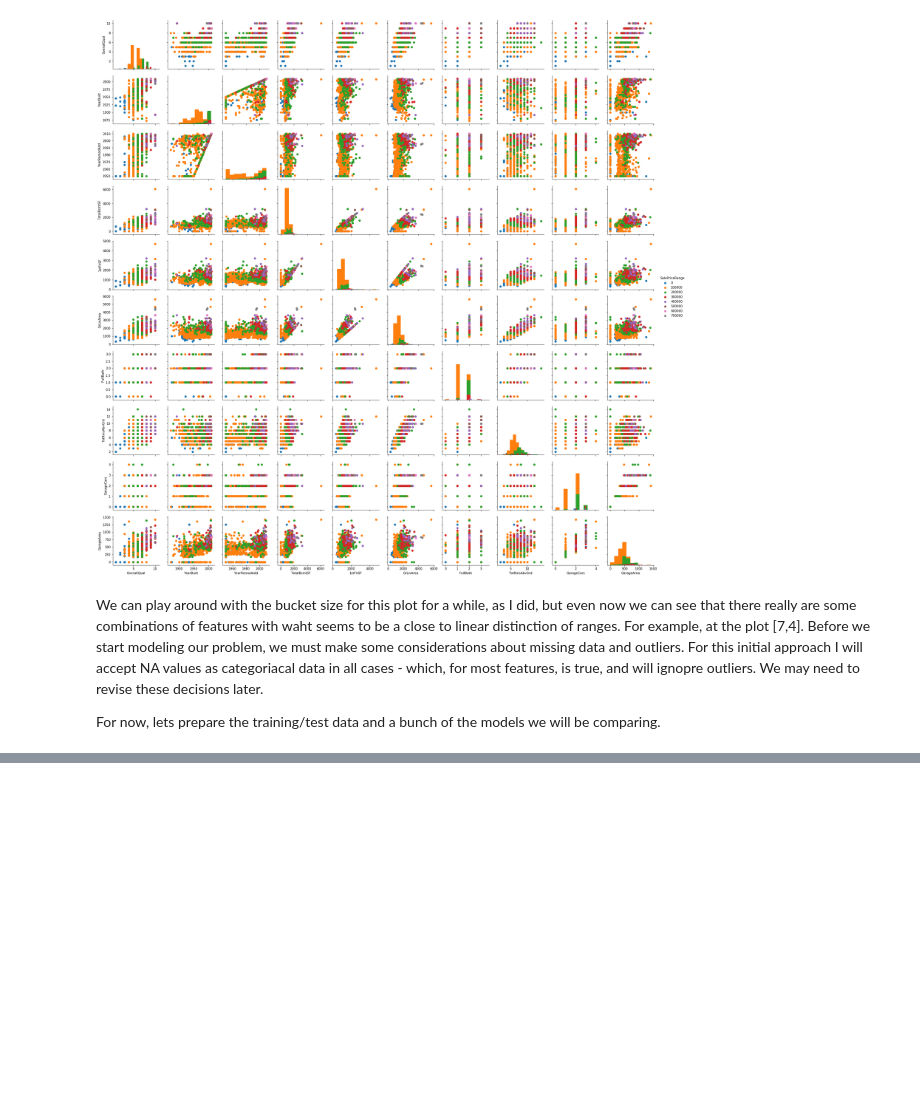
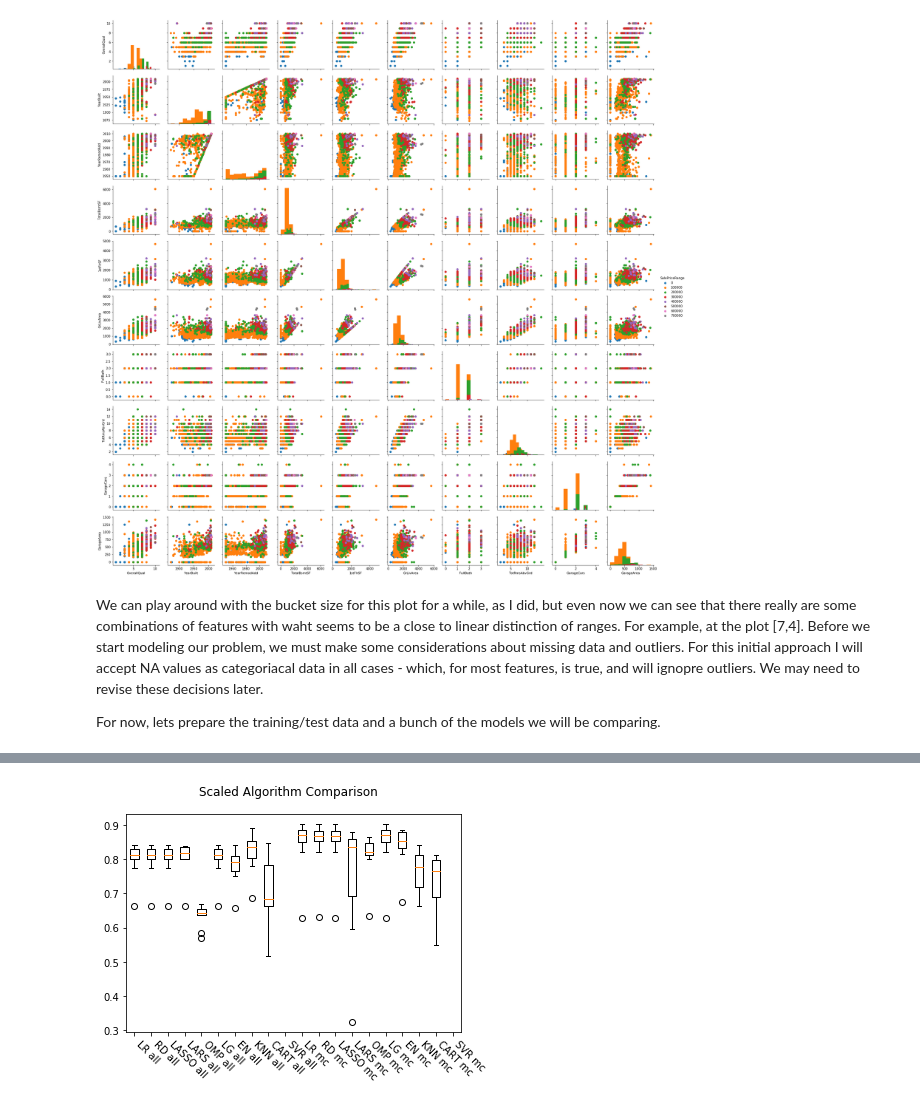
Before and after one commit to pboueke/kaggle-house-prices, a Jupyter notebook: HousePrices.ipynb, the cells around one changed output, grey strips where cells are left out. Saved outputs shown, nothing was run; the diff lists cells and outputs as text; code cells hidden in the pictures; blank space fills up the shorter version.

```diff
--- a/HousePrices.ipynb
+++ b/HousePrices.ipynb
@@ -169,7 +170,12 @@ from sklearn.model_selection import cross_val_score
 from sklearn.model_selection import GridSearchCV
 from sklearn.linear_model import LinearRegression
 from sklearn.linear_model import Lasso
+from sklearn.linear_model import Lars
+from sklearn.linear_model import OrthogonalMatchingPursuit
 from sklearn.linear_model import ElasticNet
+from sklearn.linear_model import Ridge
+from sklearn.linear_model import LogisticRegression
+from sklearn.preprocessing import PolynomialFeatures
 from sklearn.tree import DecisionTreeRegressor
 from sklearn.neighbors import KNeighborsRegressor
 from sklearn.svm import SVR
@@ -179,3 +185,8 @@ from sklearn.ensemble import GradientBoostingRegressor
 from sklearn.ensemble import ExtraTreesRegressor
 from sklearn.ensemble import AdaBoostRegressor
 from sklearn.metrics import mean_squared_error
+import xgboost as xgb
+import warnings
+import matplotlib.pyplot as plt
+plt.rcParams["figure.figsize"] = (20,3)
+warnings.filterwarnings('ignore')
@@ -215,0 +260,16 @@ a[:1:3]
+# %%
+pipeline = []
+for model in models:
+    pipeline.append([model[0], Pipeline([('Scaler', StandardScaler()),(model[0], model[1])])])
+# %%
+fa_train, fa_validation, fc_train, fc_validation, t_train, t_validation = train_test_split(features_all, features_mc, targets, test_size=test_size, random_state=seed)
+results = []
+names = []
+for i,features in enumerate([fa_train, fc_train]):
+    for name, model in pipeline:
+        kfold = KFold(n_splits=num_folds, random_state=seed)
+        res = cross_val_score(model, features, t_train, cv=kfold, scoring='r2')
+        good = np.asarray([x for x in res if x > 0])
+        results.append(good)
+        names.append(name + " " + ("all" if i%2==0 else "mc"))
+        print("%s %s: %f (%f)" % (name, ("all" if i%2==0 else "mc"), good.mean(), good.std()))
@@ -215,0 +294,9 @@ a[:1:3]
+# %%
+fig = pyplot.figure()
+fig.suptitle('Scaled Algorithm Comparison')
+ax = fig.add_subplot(111)
+pyplot.boxplot(results)
+ax.set_xticklabels(names,rotation = (-45), fontsize = 10, va='top', ha='left')
+pyplot.show()
+# %% [output]
+[figure, added]
```
Also changed, not shown: parts of 13 cells of this notebook.
